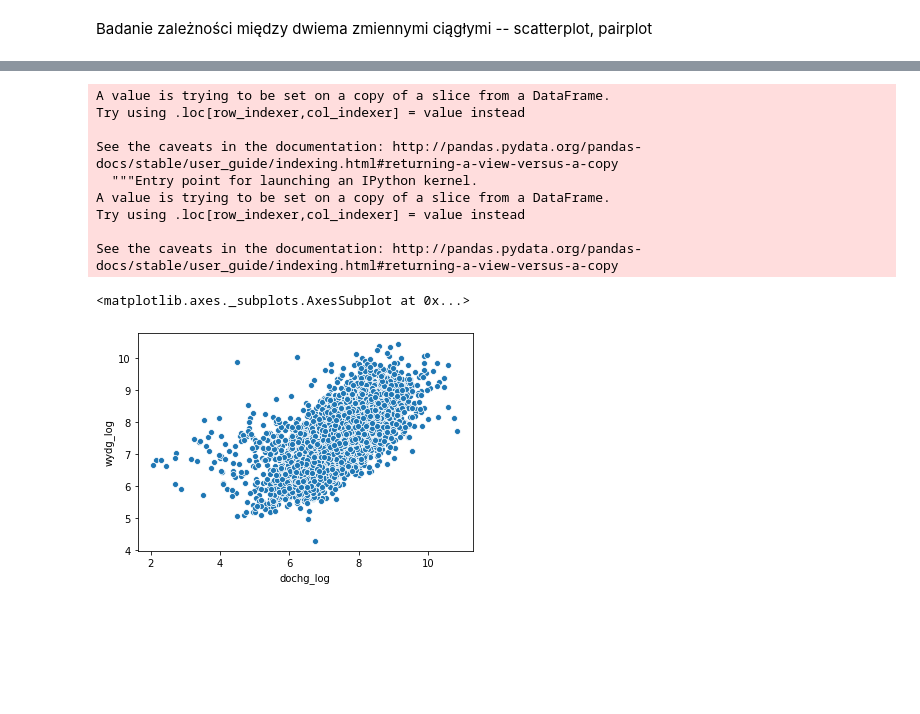
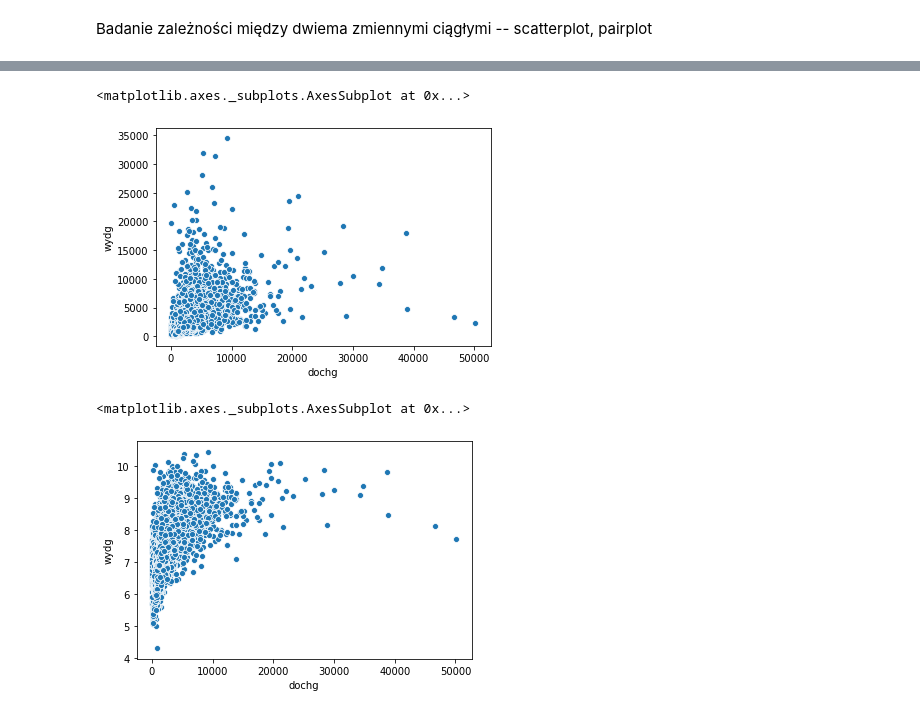
Before and after one commit to DepartmentOfStatisticsPUE/air-2020, a Jupyter notebook: notebooks/8_wizualizacja.ipynb, the cells around one changed output, grey strips where cells are left out. Saved outputs shown, nothing was run; the diff lists cells and outputs as text; code cells hidden in the pictures; blank space fills up the shorter version.

```diff
--- a/notebooks/8_wizualizacja.ipynb
+++ b/notebooks/8_wizualizacja.ipynb
@@ -79,16 +72,10 @@ m.set_xscale("log")
-# %%
-gosp2["wydg_log"]=np.log(gosp2.wydg)
-gosp2["dochg_log"]=np.log(gosp2.dochg)
-sns.scatterplot(x = "dochg_log", y = "wydg_log", data = gosp2)
-# %% [output]
-A value is trying to be set on a copy of a slice from a DataFrame.
-Try using .loc[row_indexer,col_indexer] = value instead
-
-See the caveats in the documentation: http://pandas.pydata.org/pandas-docs/stable/user_guide/indexing.html#returning-a-view-versus-a-copy
-  """Entry point for launching an IPython kernel.
-A value is trying to be set on a copy of a slice from a DataFrame.
-Try using .loc[row_indexer,col_indexer] = value instead
-
-See the caveats in the documentation: http://pandas.pydata.org/pandas-docs/stable/user_guide/indexing.html#returning-a-view-versus-a-copy
-<matplotlib.axes._subplots.AxesSubplot at 0x...>
-[figure, removed]
+# %%
+sns.scatterplot(x = gosp2.dochg, y = gosp2.wydg)
+# %% [output]
+<matplotlib.axes._subplots.AxesSubplot at 0x...>
+[figure, added]
+# %%
+sns.scatterplot(x = gosp2.dochg, y = np.log(gosp2.wydg))
+# %% [output]
+<matplotlib.axes._subplots.AxesSubplot at 0x...>
+[figure, added]
```
Also changed, not shown: parts of 8 cells of this notebook.
